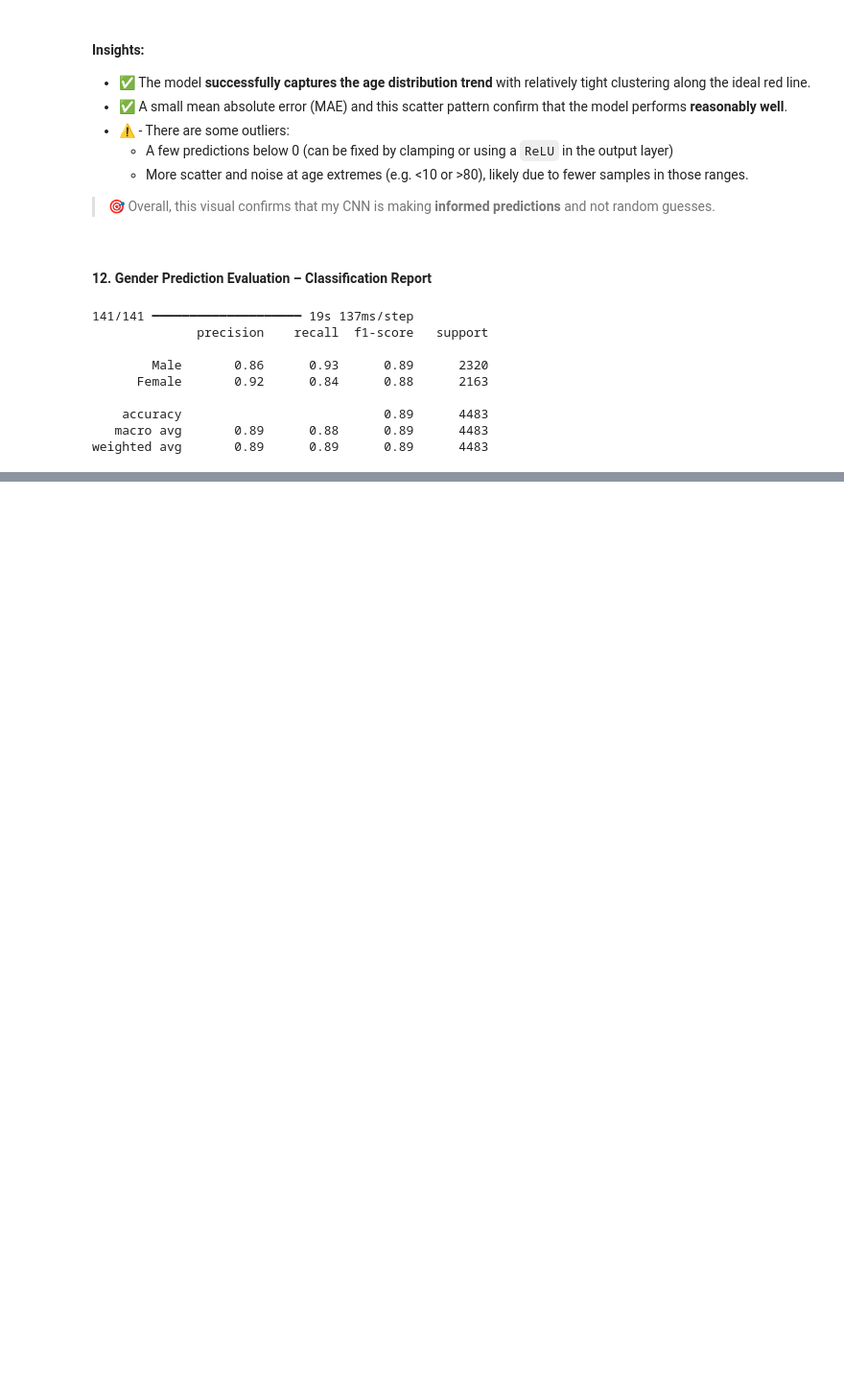
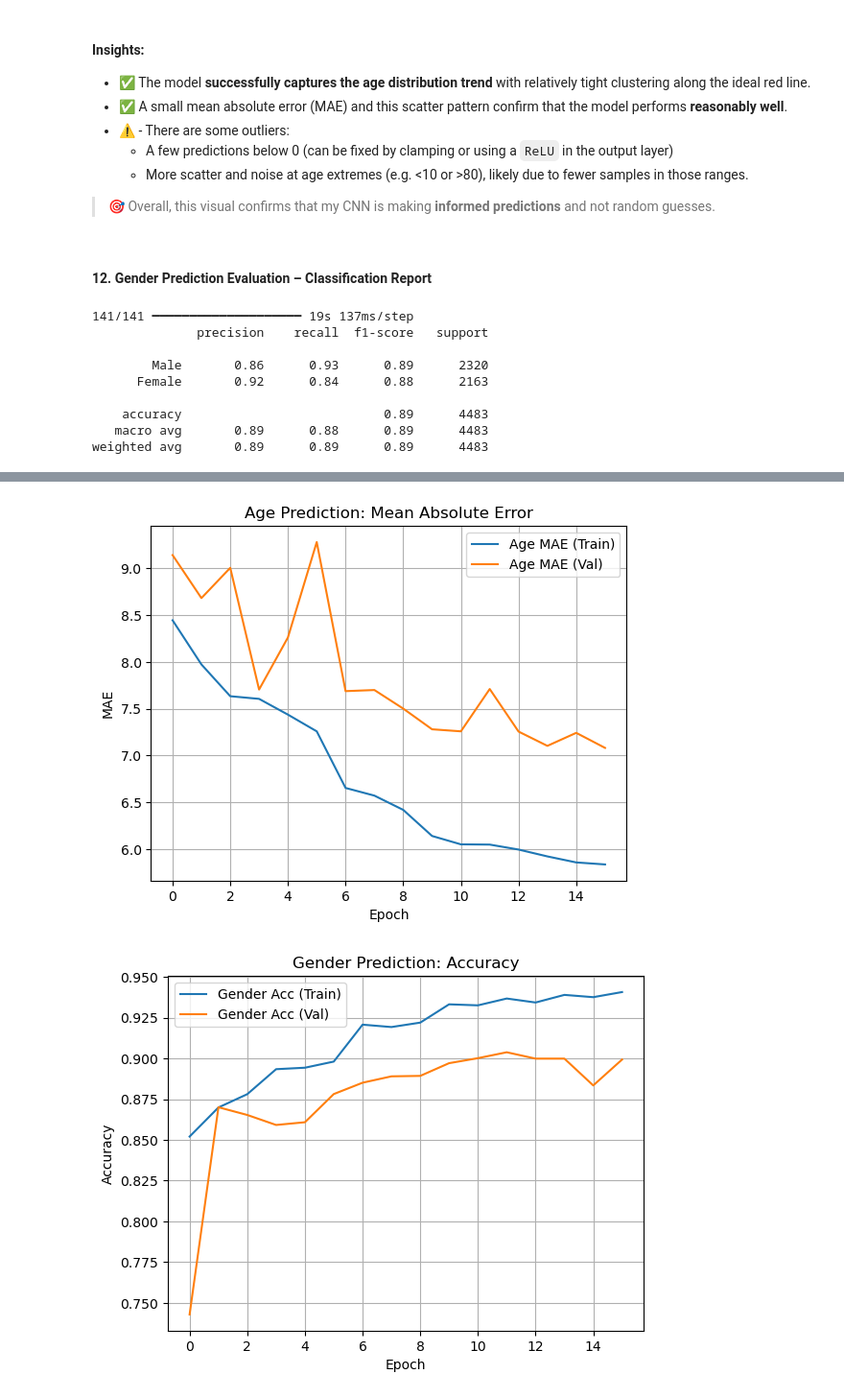
Before and after one commit to killuasmurf/Age_Gender_predictor_CNN, a Jupyter notebook: src.ipynb, the cells around one changed output, grey strips where cells are left out. Shown: that part at 96% size. Saved outputs shown, nothing was run; the diff lists cells and outputs as text; code cells hidden in the pictures; blank space fills up the shorter version.

Commit message:
Deploying model

```diff
--- a/src.ipynb
+++ b/src.ipynb
@@ -721,22 +721,27 @@ To solve my overfitting issues:
 4) Slightly increase validation split
 # %%
+from tensorflow.keras.models import Model
+from tensorflow.keras.layers import Input, Conv2D, MaxPooling2D, Flatten, Dense, Dropout, BatchNormalization
+from tensorflow.keras.optimizers import Adam
+import keras_tuner as kt
 from tensorflow.keras.regularizers import l2
 
 # add l2 regularization to conv layers(2)
 def build_regularized_model(hp):
     input_layer = Input(shape=(200, 200, 3))
 
-    x = Conv2D(32, (3,3), padding='same', kernel_regularizer=l2(0.001))(input_layer)
+    l2_val = hp.Choice("l2_reg", [1e-4, 5e-4])
+    x = Conv2D(32, (3,3), padding='same', kernel_regularizer=l2(l2_val))(input_layer)
     x = BatchNormalization()(x)
     x = Activation('relu')(x)
     x = MaxPooling2D(2,2)(x)
 
-    x = Conv2D(64, (3,3), padding='same', kernel_regularizer=l2(0.001))(x)
+    x = Conv2D(64, (3,3), padding='same', kernel_regularizer=l2(l2_val))(x)
     x = BatchNormalization()(x)
     x = Activation('relu')(x)
     x = MaxPooling2D(2,2)(x)
 
-    x = Conv2D(128, (3,3), padding='same', kernel_regularizer=l2(0.001))(x)
+    x = Conv2D(128, (3,3), padding='same', kernel_regularizer=l2(l2_val))(x)
     x = BatchNormalization()(x)
     x = Activation('relu')(x)
     x = MaxPooling2D(2,2)(x)
@@ -747,7 +752,7 @@ def build_regularized_model(hp):
     gender_output = Dense(2, activation='softmax', name='gender_output')(x)
 
     model = Model(inputs=input_layer, outputs=[age_output, gender_output])
-    lr = hp.Choice('learning_rate', [0.001, 0.005, 0.01, 0.02])
+    lr = hp.Choice('learning_rate', [0.0001, 0.0005, 0.001])
 
     model.compile(
         optimizer=Adam(learning_rate=lr),
@@ -764,7 +769,7 @@ def build_regularized_model(hp):
 
 # Create a tuner with joint objectives (1)
 tuner = kt.RandomSearch(
-    build_model,
+    build_regularized_model,
     objective= [
         kt.Objective('val_age_output_mae', direction='min'),
         kt.Objective('val_gender_output_accuracy', direction='max')
@@ -775,7 +780,7 @@ tuner = kt.RandomSearch(
     project_name='age_gender_cnn'
 )
 
-tuner.search(X_train, {'age_output': y_age_train, 'gender_output': y_gender_train}, epochs=5, validation_split=0.15)
+tuner.search(X_train, {'age_output': y_age_train, 'gender_output': y_gender_train}, epochs=4, validation_split=0.2)
 
 best_model = tuner.get_best_models(num_models=1)[0]
 print('Best learning rate:', tuner.get_best_hyperparameters(1)[0].get('learning_rate'))
@@ -799,0 +879,23 @@ history = best_model.fit(
+# %%
+# Plot Age MAE
+plt.plot(history.history['age_output_mae'], label='Age MAE (Train)')
+plt.plot(history.history['val_age_output_mae'], label='Age MAE (Val)')
+plt.title('Age Prediction: Mean Absolute Error')
+plt.xlabel('Epoch')
+plt.ylabel('MAE')
+plt.legend()
+plt.grid(True)
+plt.show()
+
+# Plot Gender Accuracy
+plt.plot(history.history['gender_output_accuracy'], label='Gender Acc (Train)')
+plt.plot(history.history['val_gender_output_accuracy'], label='Gender Acc (Val)')
+plt.title('Gender Prediction: Accuracy')
+plt.xlabel('Epoch')
+plt.ylabel('Accuracy')
+plt.legend()
+plt.grid(True)
+plt.show()
+# %% [output]
+[figure, added]
+[figure, added]
```
Also changed, not shown: parts of 14 cells of this notebook, 49 other files.
